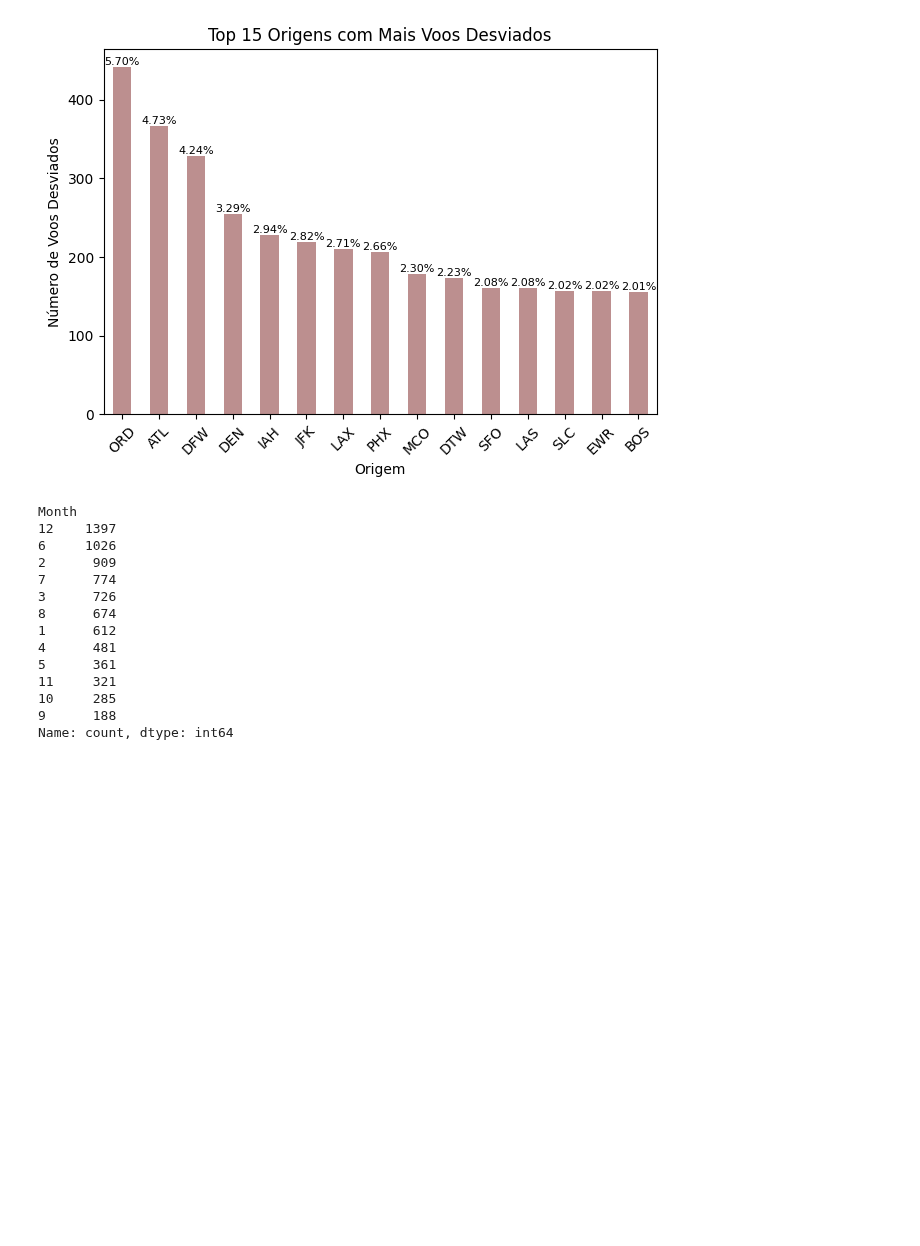
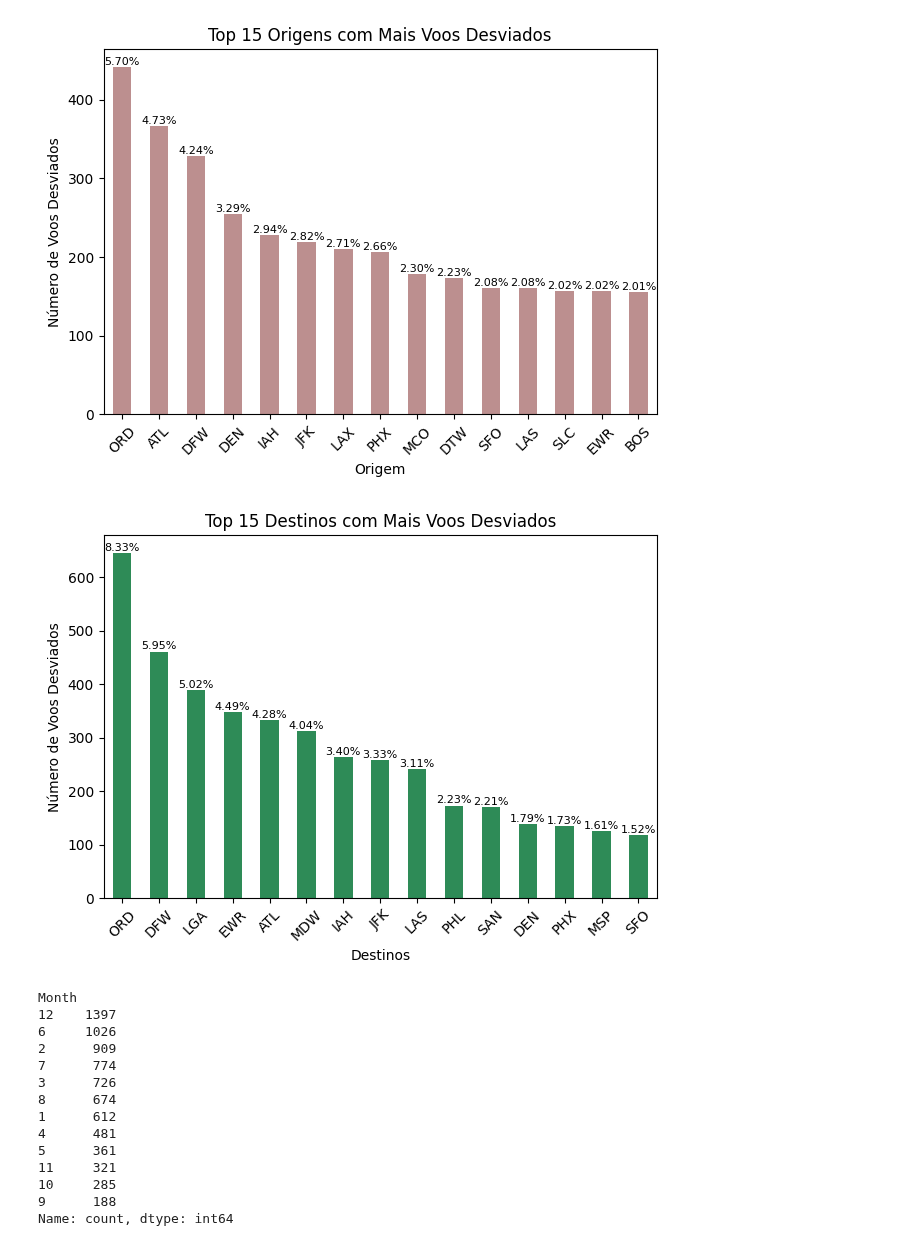
Before and after one commit to AdrielyZBoller/Projeto_Mod05_Ada_VemSerTech, a Jupyter notebook: analise_desviados.ipynb, the cells around one changed output. Saved outputs shown, nothing was run; the diff lists cells and outputs as text; code cells hidden in the pictures; blank space fills up the shorter version.

Commit message:
grafico de destinos mais cancelados

```diff
--- a/analise_desviados.ipynb
+++ b/analise_desviados.ipynb
@@ -209,6 +208,32 @@ plt.tight_layout()  # Ajustando o layout para evitar sobreposição
 plt.show()
 # %% [output]
 [figure]
+# %%
+# Origem com mais voos desviados
+voos_desviados['Dest'].value_counts().nlargest(15).plot(kind='bar', color='seagreen')
+
+# Calculando contagens e porcentagens
+contagens = voos_desviados['Dest'].value_counts().nlargest(15)
+total_voos_desviados = len(voos_desviados)
+porcentagens = (contagens / total_voos_desviados) * 100
+# Adicionando rótulos e título
+plt.title('Top 15 Destinos com Mais Voos Desviados')
+plt.xlabel('Destinos')
+plt.ylabel('Número de Voos Desviados')
+
+for i, v in enumerate(contagens):
+    porcentagem = porcentagens.iloc[i]
+    plt.text(i, v + 0.1, f'{porcentagem:.2f}%', ha='center', va='bottom', fontsize=8)
+
+
+# Melhorando a estética do gráfico
+plt.xticks(rotation=45)  # Rotacionando os rótulos no eixo x para melhor legibilidade
+plt.tight_layout()  # Ajustando o layout para evitar sobreposição
+
+# Exibindo o gráfico
+plt.show()
+# %% [output]
+[figure, added]
 # %%
 contagens_normalizadas = voos_desviados['Month'].value_counts()
 print(contagens_normalizadas)
```
Also changed, not shown: parts of 1 cell of this notebook.
